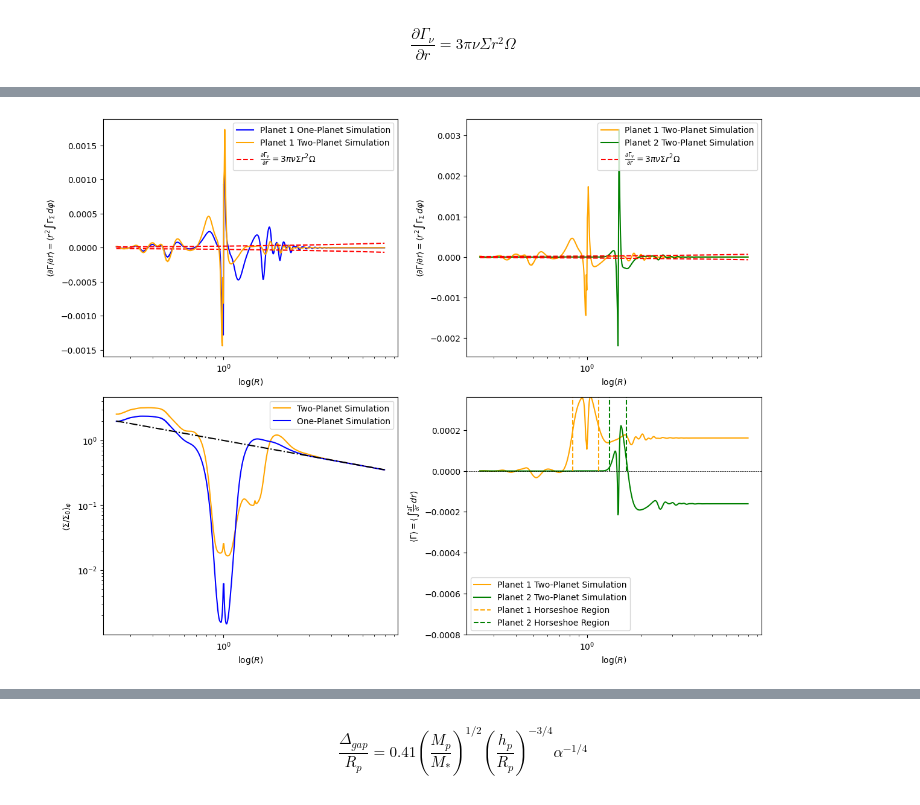
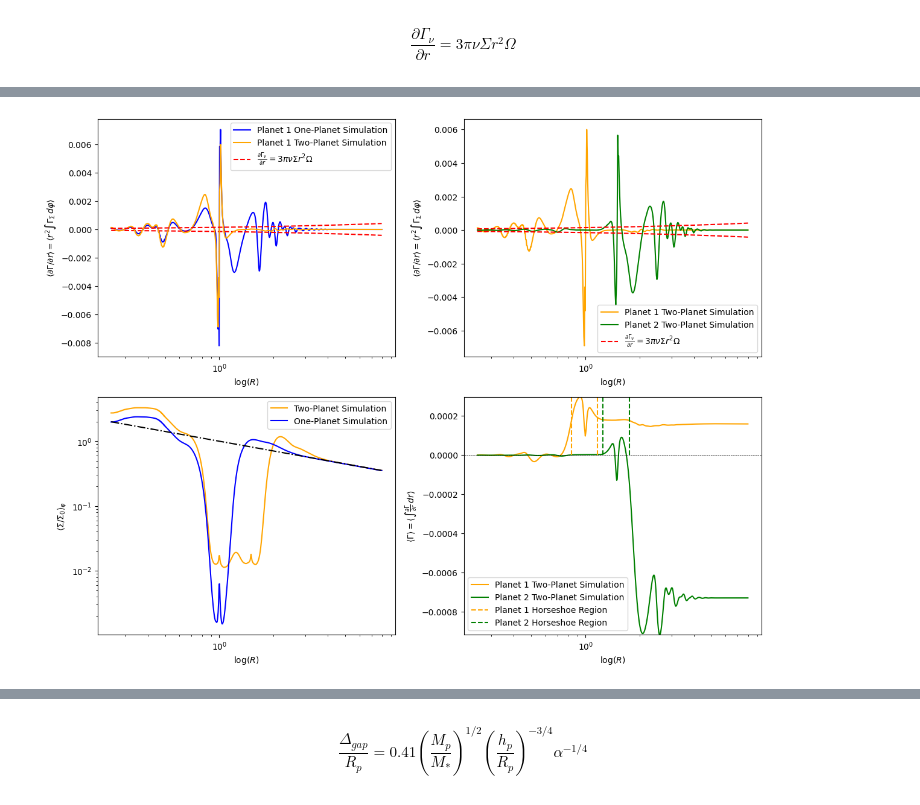
Before and after one commit to SudatKhan/athena_simulations, a Jupyter notebook: resonance_torque.ipynb, the cells around one changed output, grey strips where cells are left out. Saved outputs shown, nothing was run; the diff lists cells and outputs as text; code cells hidden in the pictures.

```diff
--- a/resonance_torque.ipynb
+++ b/resonance_torque.ipynb
@@ -249,8 +197,8 @@ r_torque_dm = sum_r_torque_dm/len(range(600,800,1))
 '''Planet 1 Two-Planet Simulation'''
 sum_r_torque = 0
 sum_r_torque_dm = 0
-for i in range(600,800,1):
-    data = athena_read.athdf(f'/home/sudat/cca/fixed/jupiter-saturn/a1d5/disk.out1.00{i}.athdf')
+for i in range(566,800,5):
+    data = athena_read.athdf(f'/home/sudat/cca/fixed/jupiter-jupiter/a1d5_fixed/disk.out1.00{i}.athdf')
     dens = data.get('dens')[0]
     r = data.get('x1v')
     phi = data.get('x2v')
@@ -271,13 +219,13 @@ for i in range(600,800,1):
     sum_r_torque += r**2*np.sum(dens * g_mag * sine_term * d_phi, axis=0)
     sum_r_torque_dm += (r / (2 * np.pi * np.average(dens, axis=0))) * np.sum(dens * g_mag * sine_term * d_phi, axis=0)
 
-r_torque_avg_p1 = sum_r_torque/len(range(600,800,1))
-r_torque_dmp1 = sum_r_torque_dm/len(range(600,800,1))
+r_torque_avg_p1 = 2*np.pi*(sum_r_torque/len(range(566,800,5)))
+r_torque_dmp1 = sum_r_torque_dm/len(range(566,800,5))
 # %%
 '''Planet 2'''
 sum_r_torque = 0
-for i in range(600,800,1):
-    data = athena_read.athdf(f'/home/sudat/cca/fixed/jupiter-saturn/a1d5/disk.out1.00{i}.athdf')
+for i in range(566,800,5):
+    data = athena_read.athdf(f'/home/sudat/cca/fixed/jupiter-jupiter/a1d5_fixed/disk.out1.00{i}.athdf')
     dens = data.get('dens')[0]
     r = data.get('x1v')
     phi = data.get('x2v')
@@ -290,12 +238,12 @@ for i in range(600,800,1):
     d_phi = d_phi[1:] - d_phi[:-1]
     d_r = d_r[1:] - d_r[:-1]
 
-    g_mag = initial(r, phi, time2, p_r2, saturn_mass, jupiter_mass)[0]
-    sine_term = initial(r, phi, time2, p_r2, saturn_mass, jupiter_mass)[1]
+    g_mag = initial(r, phi, time2, p_r2, jupiter_mass, jupiter_mass)[0]
+    sine_term = initial(r, phi, time2, p_r2, jupiter_mass, jupiter_mass)[1]
     #d = initial(r, phi, time2, 1.5, 0.000954588)[2]
     #dens[d<0.5*initial(r, phi, time2, 1.5, 0.000954588)[3]] = 0
     sum_r_torque += r**2*np.sum(dens * g_mag * sine_term * d_phi, axis=0)
     sum_r_torque_dm += (r / (2 * np.pi * np.average(dens, axis=0))) * np.sum(dens * g_mag * sine_term * d_phi, axis=0)
 
-r_torque_avg_p2 = sum_r_torque / len(range(600,800,1))
-r_torque_dmp2 = sum_r_torque_dm/len(range(600,800,1))
+r_torque_avg_p2 = 2*np.pi*(sum_r_torque / len(range(566,800,5)))
+r_torque_dmp2 = sum_r_torque_dm/len(range(566,800,5))
@@ -306,7 +286,8 @@ GM = 1.0
 keplerian_vel = np.sqrt(GM / r**3)
 nu = 0.001 * (0.05*r)**2 * keplerian_vel
 density_initial = (r)**(-1/2)
-viscous_torque = 3 * np.pi * nu * density_initial * r**2 * keplerian_vel
+viscous_torque = (2*np.pi)*3 * np.pi * nu * density_initial * r**2 * keplerian_vel
+#remove pi factor
 # %%
 sum_dens_onesim = 0
 for i in range(600,800,10):
@@ -320,12 +311,12 @@ sum_dens_avg_onesim = sum_dens_onesim/len(range(600,800,10))
 # %%
-sum_dens = 0
+sum_dens_planet2 = 0
 for i in range(600,800,10):
-    data = athena_read.athdf(f'/home/sudat/cca/fixed/jupiter-saturn/a1d5/disk.out1.00{i}.athdf')
+    data = athena_read.athdf(f'/home/sudat/cca/fixed/jupiter-jupiter/a1d3_fixed/disk.out1.00{i}.athdf')
     density = data.get('dens')[0]
     #d = initial(data.get('x1v'), data.get('x2v')[:,None], data.get('Time'), 1.5, 0.000954588)[2]
     #density[d < 1.0 * initial(data.get('x1v'), data.get('x2v')[:,None], data.get('Time'), 1.5, 0.000954588)[3]] = 0.004
     #d = initial(data.get('x1v'), data.get('x2v')[:,None], data.get('Time'), 1.0, 0.000954588)[2]
     #density[d < 1.0 * initial(data.get('x1v'), data.get('x2v')[:,None], data.get('Time'), 1.0, 0.000954588)[3]] = 0.004
-    sum_dens += density
+    sum_dens_planet2 += density
 
-sum_dens_avg = sum_dens/len(range(600,800,10))
+sum_dens_avg_planet2 = sum_dens_planet2/len(range(600,800,10))
@@ -350,41 +368,41 @@ plt.plot(r, (viscous_torque), color='red', label = r'$\frac{\partial \Gamma_\nu}
 plt.plot(r, -1*(viscous_torque), color='red', linestyle='dashed', linewidth=1.5)
 plt.xlabel(r'log($R$)')
 plt.xscale('log')
 
 plt.ylabel(r'$\langle {\partial \Gamma} / {\partial r} \rangle = \langle r^2 \int \Gamma_{\Sigma} \, d\varphi \rangle$')
 plt.legend()
 
 plt.subplot(223)
 plt.plot(r, np.average(sum_dens_avg, axis = 0), label = 'Two-Planet Simulation', color='orange')
 plt.plot(rp1, np.average(sum_dens_avg_onesim, axis = 0), label= 'One-Planet Simulation', color='blue')
 plt.plot(r, (r)**(-1/2), linestyle= '-.', c='black')
 #plt.text(5, 0.335, r'$\Sigma = \Sigma_0 (\frac{r}{r_p})^{- 0.5}$')
 plt.yscale('log')
 plt.xscale('log')
 plt.ylabel(r'$\langle {\Sigma}/{\Sigma_{0}}\rangle_{\varphi}$')
 plt.xlabel(r'log($R$)')
 
 plt.legend()
 
 plt.subplot(224)
 #plt.plot(rp1, 2*np.pi*(np.cumsum(r_torque_avgp1 * d_rp1)), label='Planet 1 One-Planet Simulation', color='blue')
-plt.plot(r, 2*np.pi*(np.cumsum(r_torque_avg_p1 * d_r)), label='Planet 1 Two-Planet Simulation', color='orange')
-plt.plot(r, 2*np.pi*(np.cumsum(r_torque_avg_p2* d_r)), label='Planet 2 Two-Planet Simulation', color='green')
+plt.plot(r, (np.cumsum(r_torque_avg_p1 * d_r)), label='Planet 1 Two-Planet Simulation', color='orange')
+plt.plot(r, (np.cumsum(r_torque_avg_p2* d_r)), label='Planet 2 Two-Planet Simulation', color='green')
 plt.axhline(y=0, linestyle='dashed', color='black', linewidth=0.5)
 plt.ylabel(r'$\langle \Gamma \rangle = \langle \int \frac{\partial \Gamma}{\partial r} \, dr \rangle$')
 plt.xlabel(r'log($R$)')
 plt.xscale('log')
-plt.ylim(-0.0008,np.max(2*np.pi*(np.cumsum(r_torque_avg_p1 * d_r))))
-plt.vlines(p_r1 - horseshoe(p_r1,0)[0],0,np.max(2*np.pi*(np.cumsum(r_torque_avg_p1 * d_r))), linestyle='dashed', color='orange', label= "Planet 1 Horseshoe Region")
-plt.vlines(p_r1 + horseshoe(p_r1,0)[0] - 0.0025,0,np.max(2*np.pi*(np.cumsum(r_torque_avg_p1 * d_r))), linestyle='dashed',color='orange')
-plt.vlines(p_r2 - horseshoe(0, p_r2)[1], 0,np.max(2*np.pi*(np.cumsum(r_torque_avg_p1 * d_r))), linestyle='dashed',color='green',label="Planet 2 Horseshoe Region")
-plt.vlines(p_r2 + horseshoe(0, p_r2)[1],0,np.max(2*np.pi*(np.cumsum(r_torque_avg_p1 * d_r))), linestyle='dashed',color='green')
+plt.ylim(np.min((np.cumsum(r_torque_avg_p2 * d_r))),np.max((np.cumsum(r_torque_avg_p1 * d_r))))
+plt.vlines(p_r1 - horseshoe(p_r1,0)[0],0,np.max((np.cumsum(r_torque_avg_p1 * d_r))), linestyle='dashed', color='orange', label= "Planet 1 Horseshoe Region")
+plt.vlines(p_r1 + horseshoe(p_r1,0)[0] - 0.0025,0,np.max((np.cumsum(r_torque_avg_p1 * d_r))), linestyle='dashed',color='orange')
+plt.vlines(p_r2 - horseshoe(p_r2, 0)[0], 0,np.max((np.cumsum(r_torque_avg_p1 * d_r))), linestyle='dashed',color='green',label="Planet 2 Horseshoe Region")
+plt.vlines(p_r2 + horseshoe(p_r2,0)[0],0,np.max((np.cumsum(r_torque_avg_p1 * d_r))), linestyle='dashed',color='green')
 
 plt.legend(loc='lower left')
 
 plt.tight_layout()
 # %% [output]
-[figure, old version]
+[figure, new version]
 # %%
 plt.plot(r, (r_torque_avg_p1)/ ( 2 * np.pi * r * np.average(sum_dens_avg, axis = 0)), label='Planet 1 Two-Planet Simulation', color='orange')
 plt.plot(r, (r_torque_avg_p2)/ ( 2 * np.pi * r * np.average(sum_dens_avg, axis = 0)), label= 'Planet 2 Two-Planet Simulation', color='green')
```
Also changed, not shown: parts of 37 cells of this notebook.
